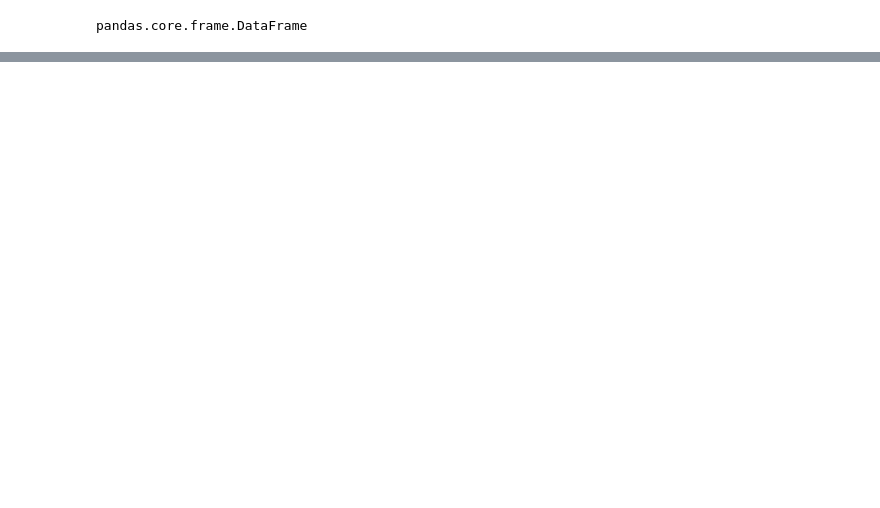
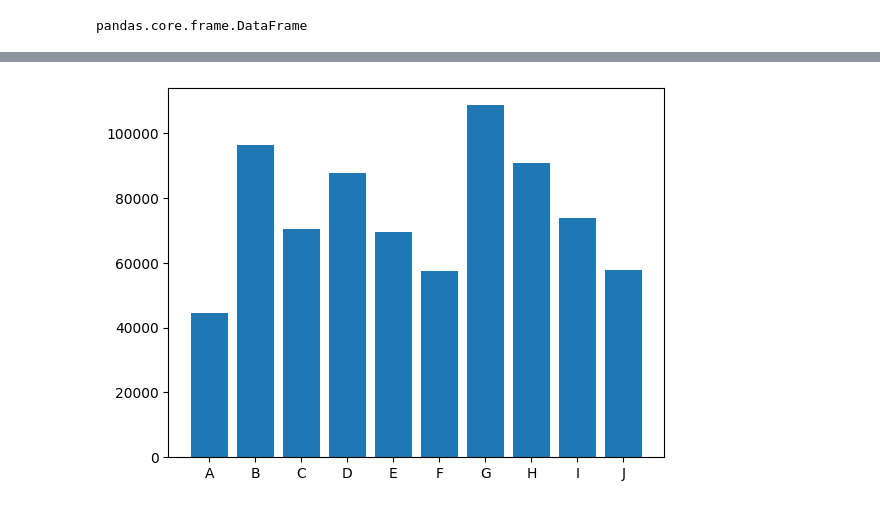
Before and after one commit to chirambo-george/pandas-geopands-matplotlib, a Jupyter notebook: matplot-.ipynb, the cells around one changed output, grey strips where cells are left out. Drawn from its saved outputs; the diff is of its cells as text; code cells hidden in the pictures; blank space fills up the shorter version.

```diff
--- a/matplot-.ipynb
+++ b/matplot-.ipynb
@@ -90,0 +114,5 @@ pandas.core.frame.DataFrame
+# %%
+# alternate way
+plt.bar("City", "Pop", data=df);
+# %% [output]
+[figure, added]
```
Also changed, not shown: parts of 8 cells of this notebook, 2 other files.
